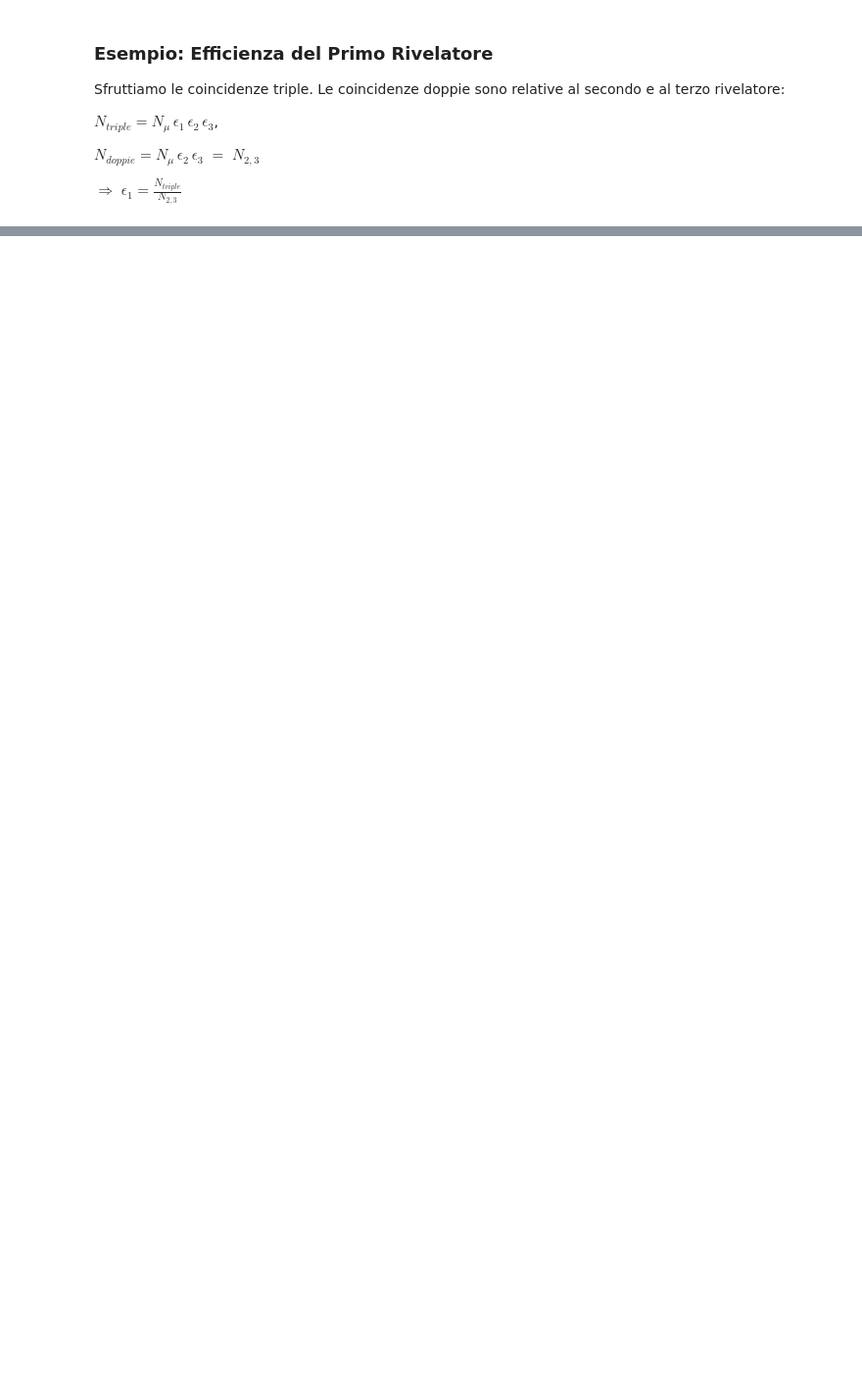
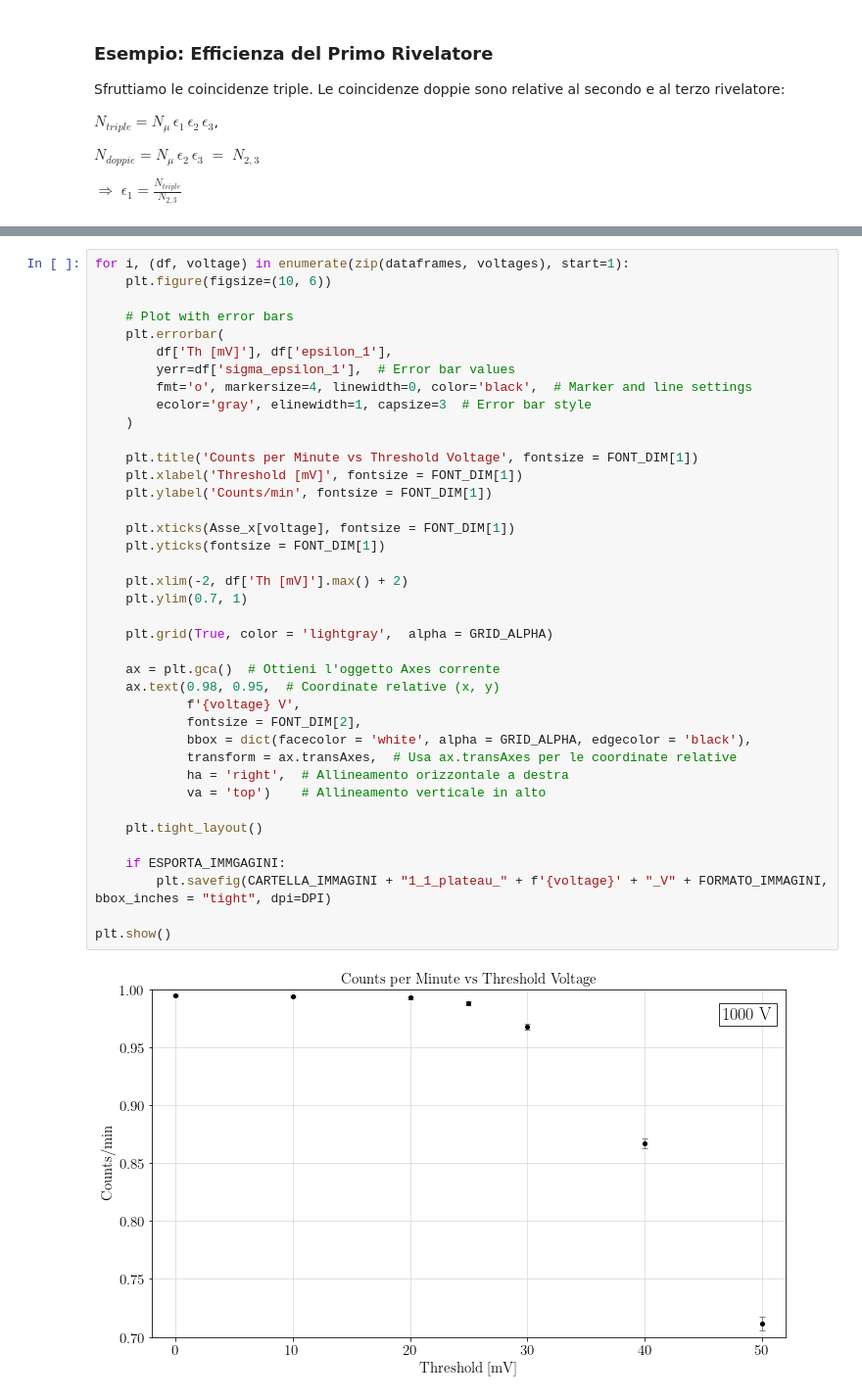
Before and after one commit to elisabreviglieri/muoni_lab, a Jupyter notebook: Efficienza_Scintillatori.ipynb, the cells around one changed output, grey strips where cells are left out. Shown: that part at 98% size. Saved outputs shown, nothing was run; the diff lists cells and outputs as text; blank space fills up the shorter version.

```diff
--- a/Efficienza_Scintillatori.ipynb
+++ b/Efficienza_Scintillatori.ipynb
@@ -333,0 +375,41 @@ N_triple_acc = df_3['N_singole_1']/(60) * df_3['N_singole_2']/(60) * df_3['N_sin
+# %%
+for i, (df, voltage) in enumerate(zip(dataframes, voltages), start=1):
+    plt.figure(figsize=(10, 6))
+
+    # Plot with error bars
+    plt.errorbar(
+        df['Th [mV]'], df['epsilon_1'],
+        yerr=df['sigma_epsilon_1'],  # Error bar values
+        fmt='o', markersize=4, linewidth=0, color='black',  # Marker and line settings
+        ecolor='gray', elinewidth=1, capsize=3  # Error bar style
+    )
+
+    plt.title('Counts per Minute vs Threshold Voltage', fontsize = FONT_DIM[1])
+    plt.xlabel('Threshold [mV]', fontsize = FONT_DIM[1])
+    plt.ylabel('Counts/min', fontsize = FONT_DIM[1])
+
+    plt.xticks(Asse_x[voltage], fontsize = FONT_DIM[1])
+    plt.yticks(fontsize = FONT_DIM[1])
+
+    plt.xlim(-2, df['Th [mV]'].max() + 2)
+    plt.ylim(0.7, 1)
+
+    plt.grid(True, color = 'lightgray',  alpha = GRID_ALPHA)
+
+    ax = plt.gca()  # Ottieni l'oggetto Axes corrente
+    ax.text(0.98, 0.95,  # Coordinate relative (x, y)
+            f'{voltage} V',
+            fontsize = FONT_DIM[2],
+            bbox = dict(facecolor = 'white', alpha = GRID_ALPHA, edgecolor = 'black'),
+            transform = ax.transAxes,  # Usa ax.transAxes per le coordinate relative
+            ha = 'right',  # Allineamento orizzontale a destra
+            va = 'top')    # Allineamento verticale in alto
+
+    plt.tight_layout()
+
+    if ESPORTA_IMMGAGINI:
+        plt.savefig(CARTELLA_IMMAGINI + "1_1_plateau_" + f'{voltage}' + "_V" + FORMATO_IMMAGINI, bbox_inches = "tight", dpi=DPI)
+
+plt.show()
+# %% [output]
+[figure, added]
```
Also changed, not shown: parts of 37 cells of this notebook, 1 other file.
